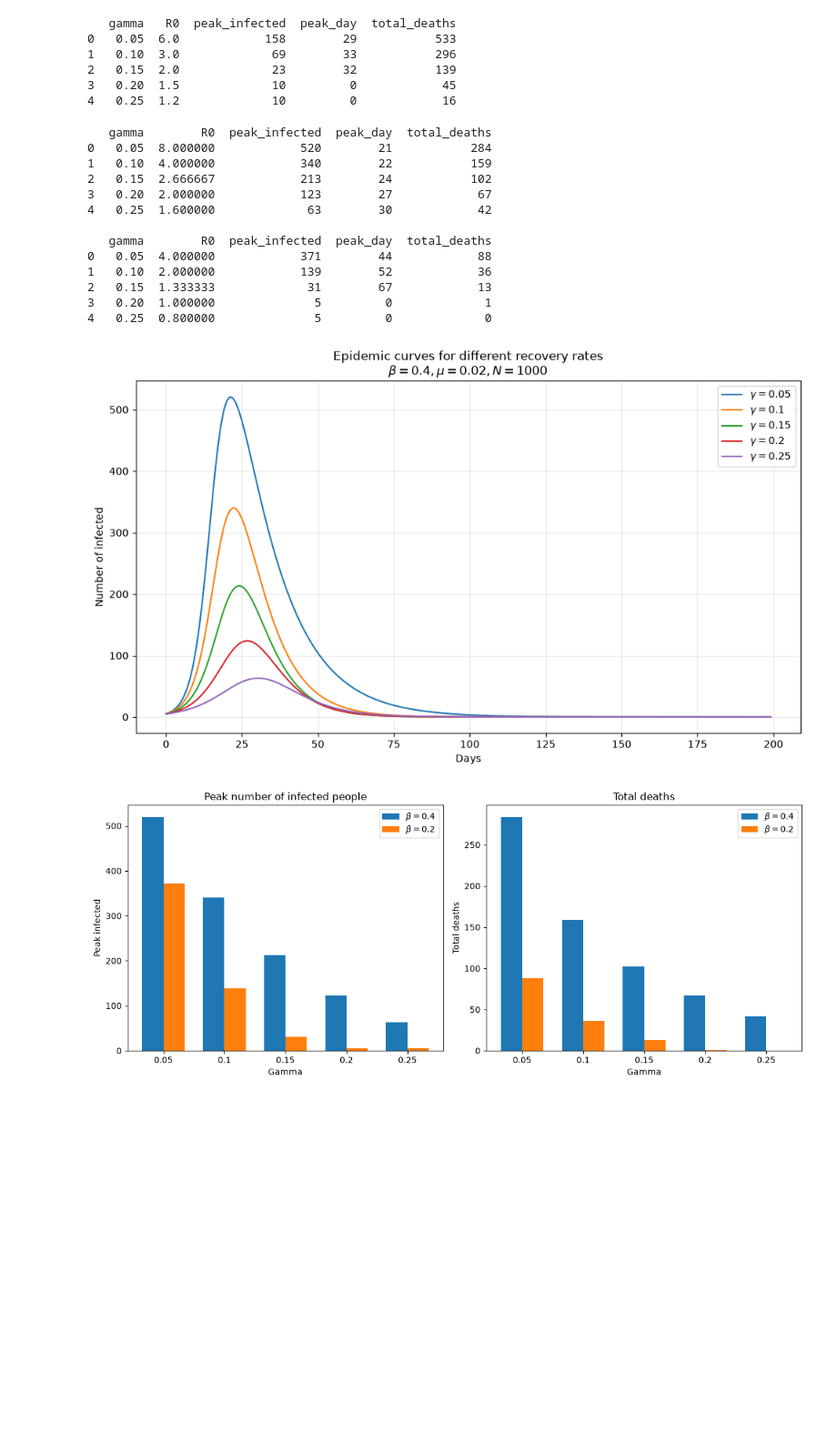
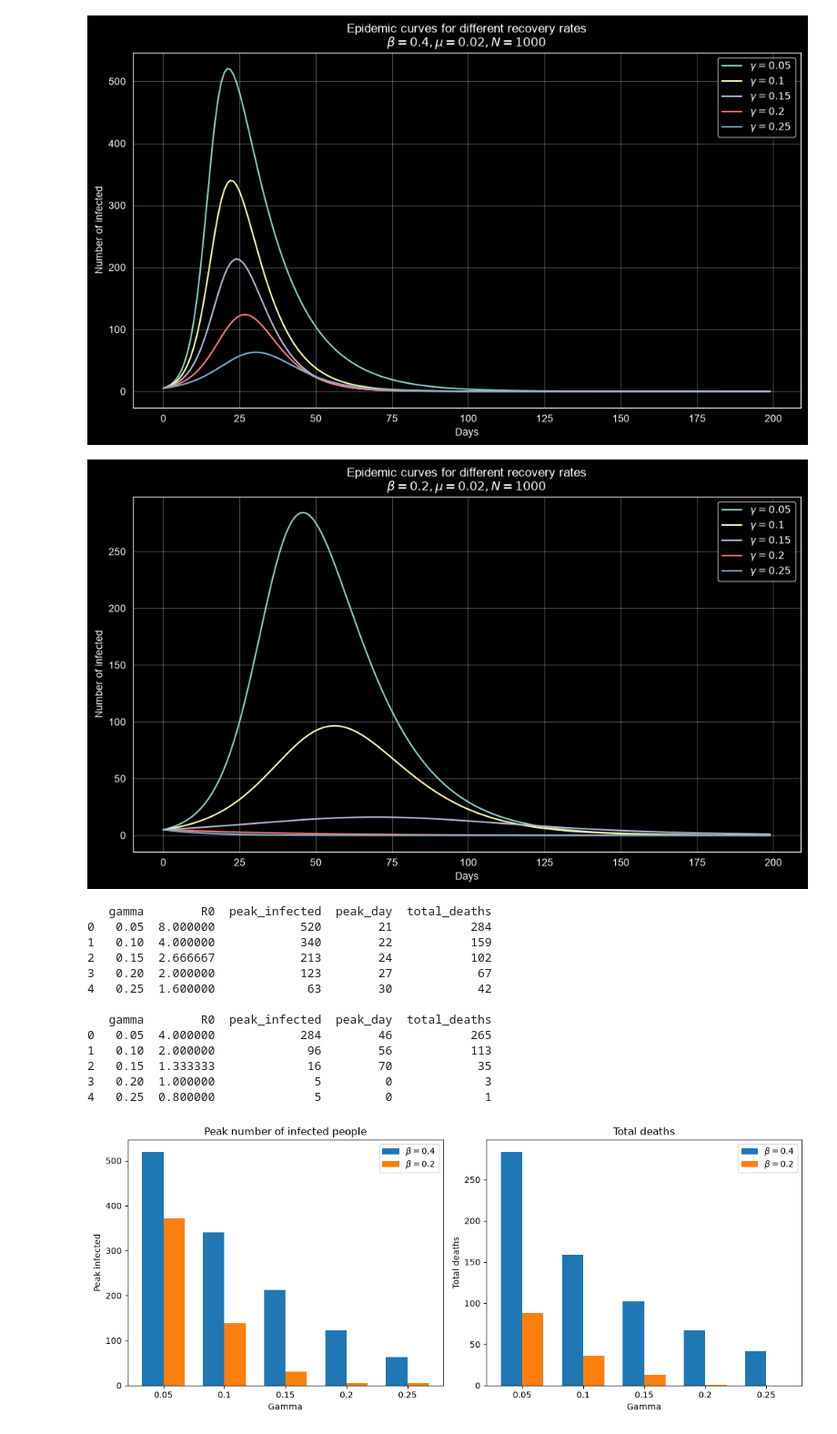
Before and after one commit to orange-pine/MSMBS_group_9, a Jupyter notebook: Assignment1/analysis.ipynb, the cells around one changed output. Shown at 91% size. Saved outputs shown, nothing was run; the diff lists cells and outputs as text; code cells hidden in the pictures; blank space fills up the shorter version.

```diff
--- a/Assignment1/analysis.ipynb
+++ b/Assignment1/analysis.ipynb
@@ -29,14 +29,16 @@ def analyze_recovery_rates(beta, mu, N, I0, simulation_days):
     """
     # Your implementation here
 
+    # Hard-coding gamma values according to specification
     gamma_values = [0.05, 0.1, 0.15, 0.2, 0.25]
 
     output = pd.DataFrame(columns = ['gamma', 'R0', 'peak_infected','peak_day','total_deaths'])
 
+    # Specifying the model
     def sird_model(y, t, beta, gamma, mu):
         """
         """
-        S, I, R, D = y  # Note: now 4 compartments
+        S, I, R, D = y
         N = S + I + R + D
 
 
@@ -48,7 +50,7 @@ def analyze_recovery_rates(beta, mu, N, I0, simulation_days):
 
         return dSdt, dIdt, dRdt, dDdt
 
-
+    # Initial parameters setup
     t = np.linspace(0, simulation_days - 1, simulation_days)
 
     S0 = N - I0
@@ -56,8 +58,11 @@ def analyze_recovery_rates(beta, mu, N, I0, simulation_days):
     D0 = 0
     y0 = [S0, I0, R0, D0]
 
-    I_curves = [] # store the I curves for plottinig later
+    # Track specifically the epidemic curves for plotting
+    I_curves = []
 
+
+    # Simulate for each gamma value
     for i,gamma in enumerate(gamma_values):
         sol = odeint(sird_model,y0,t,args=(beta, gamma, mu))
         S, I, R, D = sol.T
@@ -68,29 +73,39 @@ def analyze_recovery_rates(beta, mu, N, I0, simulation_days):
         total_deaths = int(D[-1])
 
         output.loc[i] = {'gamma': gamma, 'R0': R0, 'peak_infected': peak_infected, 'peak_day': peak_day, 'total_deaths': total_deaths}
+
         I_curves.append(I)
-    return output, I_curves
 
-output, I_curves = analyze_recovery_rates(0.3,0.1,1000, 10, 200)
-print(output)
+
+    # Nested plotting function
+    def plot_infected_curves(I_curves, gamma_values, beta, mu, N, simulation_days):
+        t = np.linspace(0, simulation_days - 1, simulation_days)
+        plt.figure(figsize=(10, 6))
+        for i, gamma in enumerate(gamma_values):
+            plt.plot(t, I_curves[i], label=r"$\gamma = {gamma}$".format(gamma=gamma))
+        plt.xlabel('Days')
+        plt.ylabel('Number of infected')
+        plt.title('Epidemic curves for different recovery rates\n' + r'$\beta={beta}, \mu={mu}, N={N}$'.format(beta=beta, mu=mu, N=N))
+        plt.legend()
+        plt.grid(True, alpha=0.3)
+        plt.tight_layout()
+        plt.show()
+
+    plot_infected_curves(I_curves, gamma_values, beta, mu, N, simulation_days)
+    return output
-# %% [output]
-   gamma   R0  peak_infected  peak_day  total_deaths
-0   0.05  6.0            158        29           533
-1   0.10  3.0             69        33           296
-2   0.15  2.0             23        32           139
-3   0.20  1.5             10         0            45
-4   0.25  1.2             10         0            16
 # %%
 # Scenario 1 (high transmition): beta=0.4, mu=0.02, N=1000, I0=5, simulation_days=200
-scenario1, I_curves1 = analyze_recovery_rates(0.4,0.02,1000, 5, 200)
+scenario1 = analyze_recovery_rates(0.4,0.02,1000, 5, 200)
 
 # Scenario 2 (low transmition): beta=0.2, mu=0.005, N=1000, I0=5, simulation_days=200
-scenario2, I_curves2 = analyze_recovery_rates(0.2,0.005,1000, 5, 200)
+scenario2 = analyze_recovery_rates(0.2,0.02,1000, 5, 200)
 
 print(scenario1)
 print()
 print(scenario2)
 # %% [output]
+[figure, added]
+[figure, added]
    gamma        R0  peak_infected  peak_day  total_deaths
 0   0.05  8.000000            520        21           284
 1   0.10  4.000000            340        22           159
@@ -99,28 +114,11 @@ print(scenario2)
 4   0.25  1.600000             63        30            42
 
    gamma        R0  peak_infected  peak_day  total_deaths
-0   0.05  4.000000            371        44            88
-1   0.10  2.000000            139        52            36
-2   0.15  1.333333             31        67            13
-3   0.20  1.000000              5         0             1
-4   0.25  0.800000              5         0             0
+0   0.05  4.000000            284        46           265
+1   0.10  2.000000             96        56           113
+2   0.15  1.333333             16        70            35
+3   0.20  1.000000              5         0             3
+4   0.25  0.800000              5         0             1
-# %%
-def plot_infected_curves(I_curves, gamma_values, beta, mu, N, simulation_days):
-    t = np.linspace(0, simulation_days - 1, simulation_days)
-    plt.figure(figsize=(10, 6))
-    for i, gamma in enumerate(gamma_values):
-        plt.plot(t, I_curves[i], label=r"$\gamma = {gamma}$".format(gamma=gamma))
-    plt.xlabel('Days')
-    plt.ylabel('Number of infected')
-    plt.title('Epidemic curves for different recovery rates\n' + r'$\beta={beta}, \mu={mu}, N={N}$'.format(beta=beta, mu=mu, N=N))
-    plt.legend()
-    plt.grid(True, alpha=0.3)
-    plt.tight_layout()
-    plt.show()
-
-plot_infected_curves(I_curves1, [0.05, 0.1, 0.15, 0.2, 0.25], 0.4, 0.02, 1000, 200)
-# %% [output]
-[figure, removed]
 # %%
 import numpy as np
 import matplotlib.pyplot as plt
```
Also changed, not shown: parts of 2 cells of this notebook, 2 other files.
